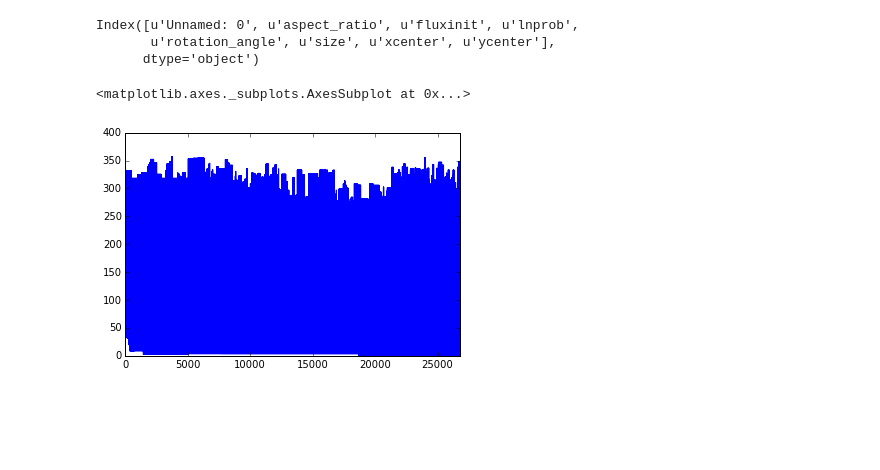
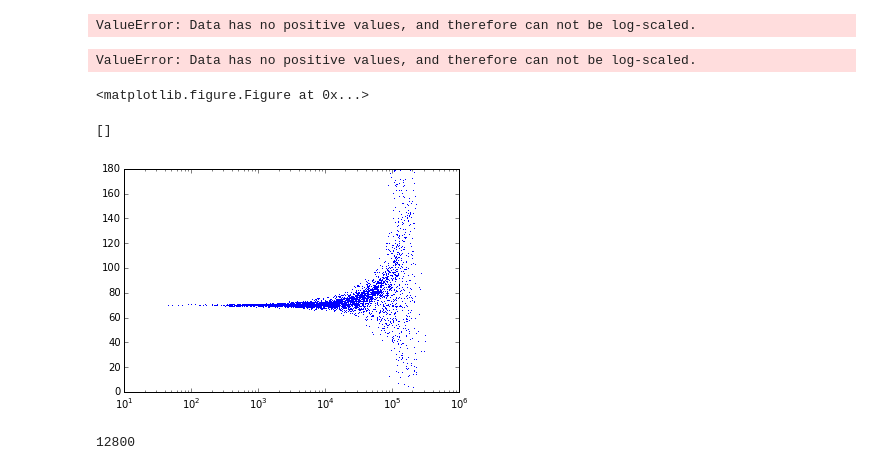
Before and after one commit to sbussmann/kaggle-right-whale, a Jupyter notebook: Code/whale_99573/Untitled.ipynb, the cells around one changed output. Saved outputs shown, nothing was run; the diff lists cells and outputs as text; code cells hidden in the pictures; blank space fills up the shorter version.

```diff
--- a/Code/whale_99573/Untitled.ipynb
+++ b/Code/whale_99573/Untitled.ipynb
@@ -3,3 +4,3 @@ import pandas as pd
 %matplotlib inline
 # %%
-df = pd.read_csv('posteriorpdf.csv')
+df = pd.read_csv('posteriorpdf_w_8956.csv')
@@ -11,11 +7,18 @@ df.lnprob.plot()
-# %%
-df.columns
-# %% [output]
-Index([u'Unnamed: 0', u'aspect_ratio', u'fluxinit', u'lnprob',
-       u'rotation_angle', u'size', u'xcenter', u'ycenter'],
-      dtype='object')
-# %%
-df['rotation_angle'].plot()
-# %% [output]
-<matplotlib.axes._subplots.AxesSubplot at 0x...>
-[figure, removed]
+# %%
+plt.plot(df['lnprob'].max() - df['lnprob'], ',')
+plt.semilogy()
+# %% [output]
+ValueError: Data has no positive values, and therefore can not be log-scaled.
+ValueError: Data has no positive values, and therefore can not be log-scaled.
+<matplotlib.figure.Figure at 0x...>
+# %%
+plt.plot(df['lnprob'].max() - df['lnprob'], df['rotation_angle'], ',')
+plt.semilogx()
+#plt.axis([1,1e6,62,68])
+# %% [output]
+[]
+[figure, added]
+# %%
+128*100
+# %% [output]
+12800
```
Also changed, not shown: parts of 2 cells of this notebook, 33 other files.
